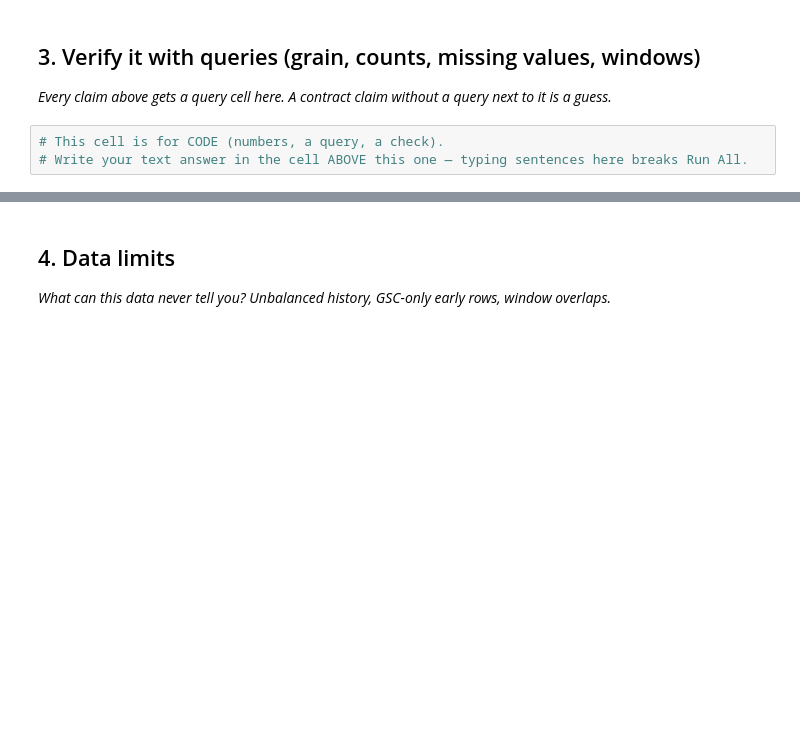
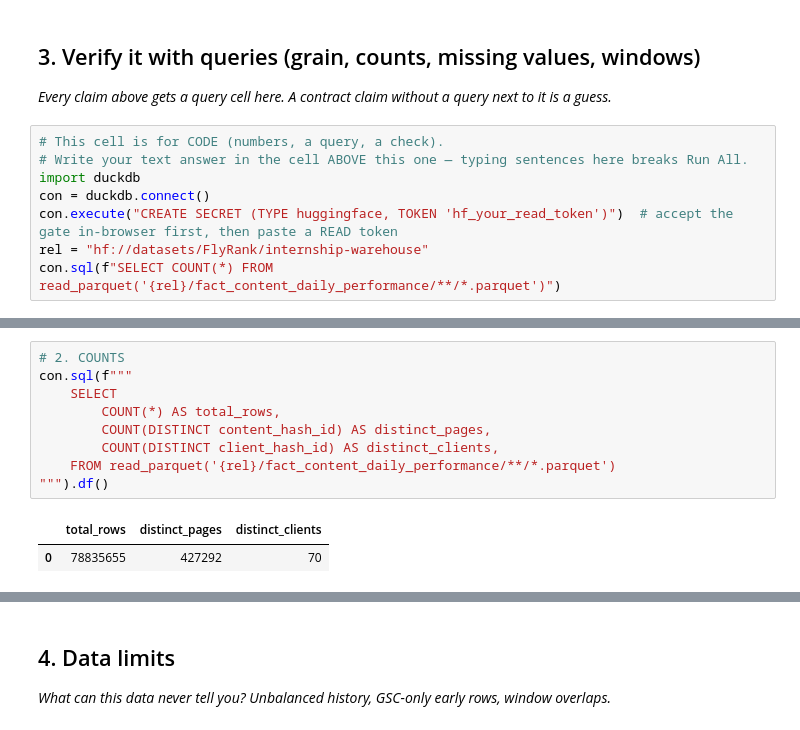
Before and after one commit to tracy030115/flyrank-ml, a Jupyter notebook: work/notebooks/w03_data_contract.ipynb, the cells around one changed output, grey strips where cells are left out. Drawn from its saved outputs; the diff is of its cells as text; blank space fills up the shorter version.

```diff
--- a/work/notebooks/w03_data_contract.ipynb
+++ b/work/notebooks/w03_data_contract.ipynb
@@ -27,3 +50,8 @@ This skeleton is yours to fill. Work the sections **in order** — each one has
 # %%
 # This cell is for CODE (numbers, a query, a check).
 # Write your text answer in the cell ABOVE this one — typing sentences here breaks Run All.
+import duckdb
+con = duckdb.connect()
+con.execute("CREATE SECRET (TYPE huggingface, TOKEN 'hf_your_read_token')")  # accept the gate in-browser first, then paste a READ token
+rel = "hf://datasets/FlyRank/internship-warehouse"
+con.sql(f"SELECT COUNT(*) FROM read_parquet('{rel}/fact_content_daily_performance/**/*.parquet')")
@@ -29,0 +76,12 @@ This skeleton is yours to fill. Work the sections **in order** — each one has
+# %%
+# 2. COUNTS
+con.sql(f"""
+    SELECT
+        COUNT(*) AS total_rows,
+        COUNT(DISTINCT content_hash_id) AS distinct_pages,
+        COUNT(DISTINCT client_hash_id) AS distinct_clients,
+    FROM read_parquet('{rel}/fact_content_daily_performance/**/*.parquet')
+""").df()
+# %% [output]
+|  | total_rows | distinct_pages | distinct_clients |
+| 0 | 78835655 | 427292 | 70 |
```
Also changed, not shown: parts of 9 cells of this notebook.
